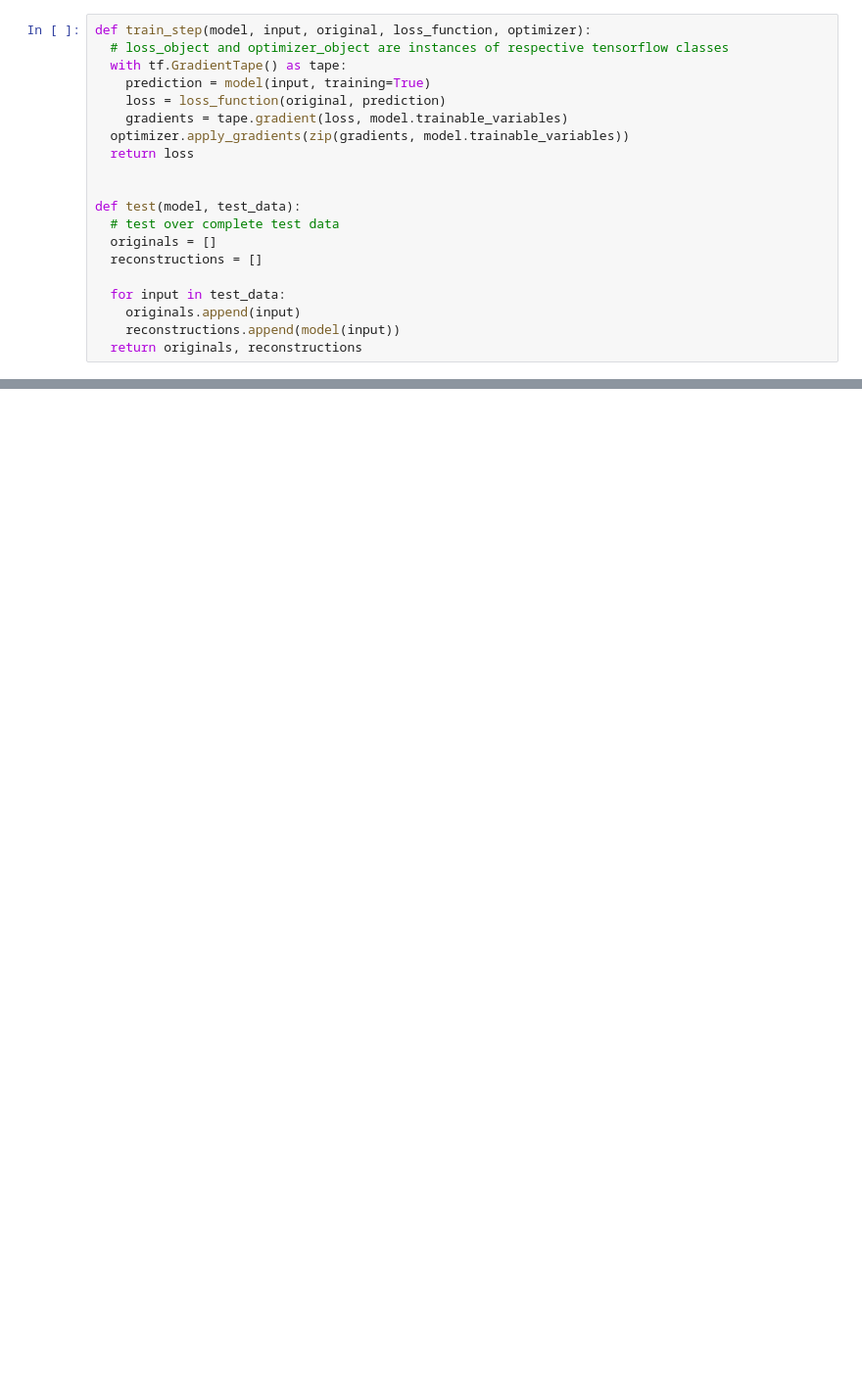
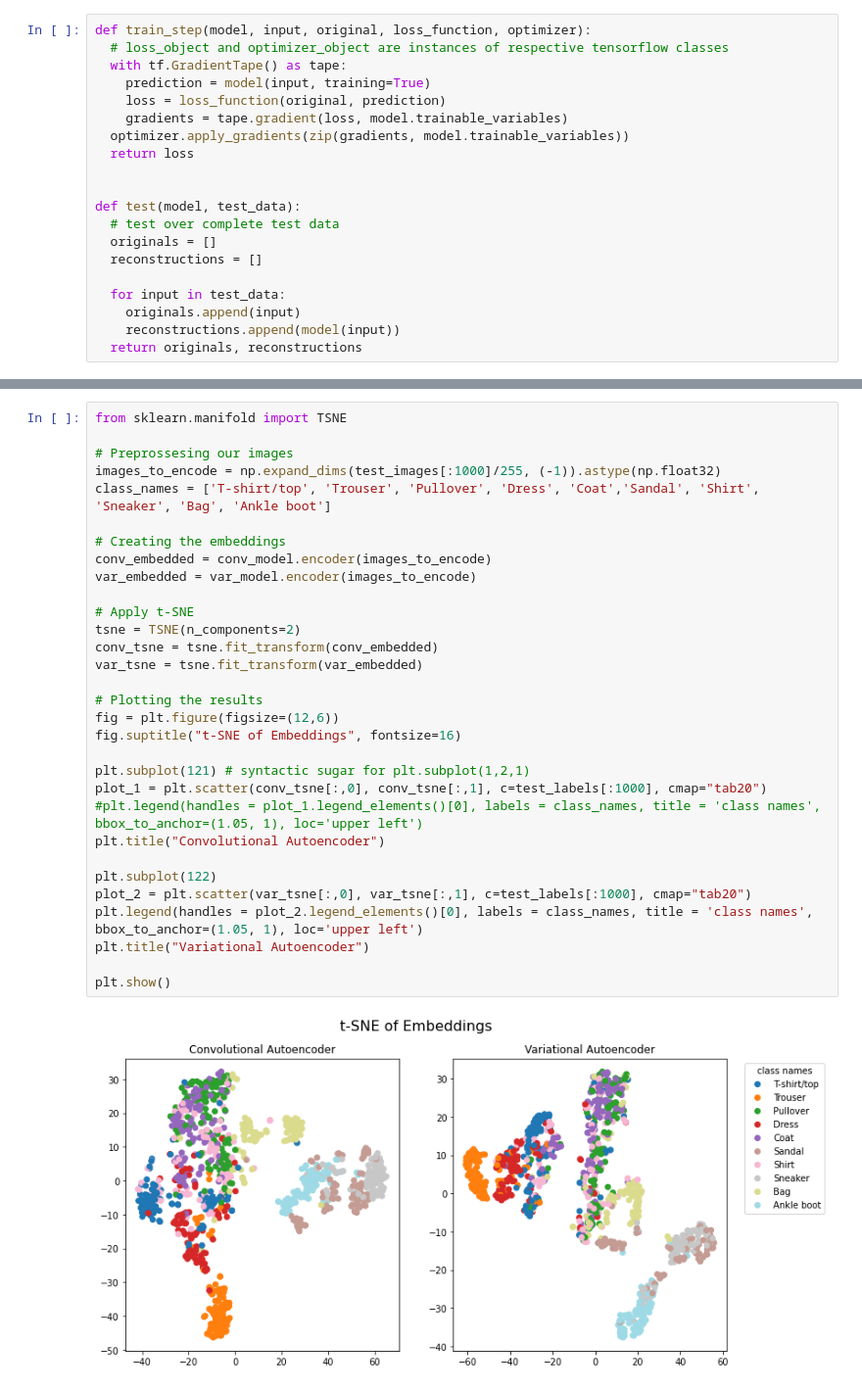
Before and after one commit to Maxoz99/ANNs-TensorFlow, a Jupyter notebook: Homework07/homework07.ipynb, the cells around one changed output, grey strips where cells are left out. Shown at 98% size. Saved outputs shown, nothing was run; the diff lists cells and outputs as text; blank space fills up the shorter version.

```diff
--- a/Homework07/homework07.ipynb
+++ b/Homework07/homework07.ipynb
@@ -199,0 +448,33 @@ TODO:
+# %%
+from sklearn.manifold import TSNE
+
+# Preprossesing our images
+images_to_encode = np.expand_dims(test_images[:1000]/255, (-1)).astype(np.float32)
+class_names = ['T-shirt/top', 'Trouser', 'Pullover', 'Dress', 'Coat','Sandal', 'Shirt', 'Sneaker', 'Bag', 'Ankle boot']
+
+# Creating the embeddings
+conv_embedded = conv_model.encoder(images_to_encode)
+var_embedded = var_model.encoder(images_to_encode)
+
+# Apply t-SNE
+tsne = TSNE(n_components=2)
+conv_tsne = tsne.fit_transform(conv_embedded)
+var_tsne = tsne.fit_transform(var_embedded)
+
+# Plotting the results
+fig = plt.figure(figsize=(12,6))
+fig.suptitle("t-SNE of Embeddings", fontsize=16)
+
+plt.subplot(121) # syntactic sugar for plt.subplot(1,2,1)
+plot_1 = plt.scatter(conv_tsne[:,0], conv_tsne[:,1], c=test_labels[:1000], cmap="tab20")
+#plt.legend(handles = plot_1.legend_elements()[0], labels = class_names, title = 'class names', bbox_to_anchor=(1.05, 1), loc='upper left')
+plt.title("Convolutional Autoencoder")
+
+plt.subplot(122)
+plot_2 = plt.scatter(var_tsne[:,0], var_tsne[:,1], c=test_labels[:1000], cmap="tab20")
+plt.legend(handles = plot_2.legend_elements()[0], labels = class_names, title = 'class names', bbox_to_anchor=(1.05, 1), loc='upper left')
+plt.title("Variational Autoencoder")
+
+plt.show()
+# %% [output]
+[figure, added]
```
Also changed, not shown: parts of 36 cells of this notebook.
